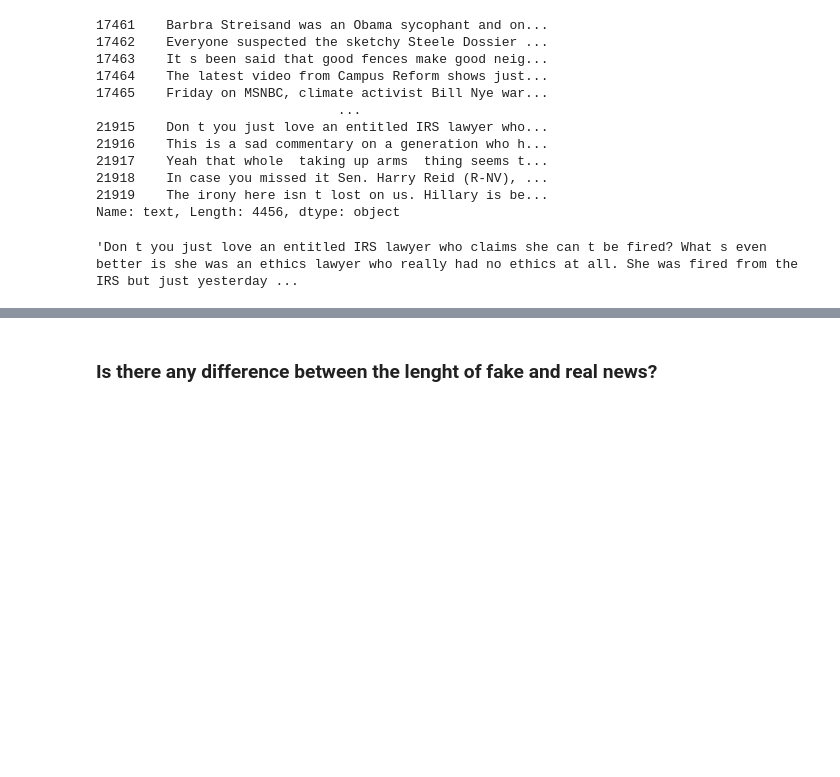
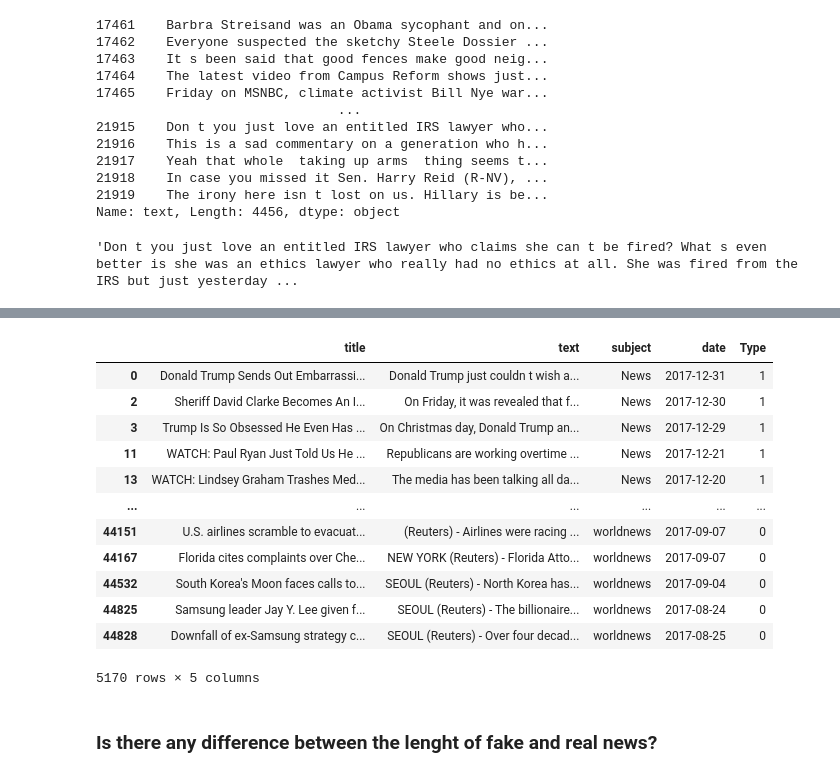
Before and after one commit to paulabarge-zz/final-project-NLP-fake-news, a Jupyter notebook: 01_Data_Exploration.ipynb, the cells around one changed output, grey strips where cells are left out. Saved outputs shown, nothing was run; the diff lists cells and outputs as text; code cells hidden in the pictures; blank space fills up the shorter version.

```diff
--- a/01_Data_Exploration.ipynb
+++ b/01_Data_Exploration.ipynb
@@ -354,3 +345,19 @@ news.text[21915]
+# %%
+news.loc[news['text'].str.contains('\.com')]
+# %% [output]
+|  | title | text | subject | date | Type |
+| 0 | Donald Trump Sends Out Embarrassi... | Donald Trump just couldn t wish a... | News | 2017-12-31 | 1 |
+| 2 | Sheriff David Clarke Becomes An I... | On Friday, it was revealed that f... | News | 2017-12-30 | 1 |
+| 3 | Trump Is So Obsessed He Even Has ... | On Christmas day, Donald Trump an... | News | 2017-12-29 | 1 |
+| 11 | WATCH: Paul Ryan Just Told Us He ... | Republicans are working overtime ... | News | 2017-12-21 | 1 |
+| 13 | WATCH: Lindsey Graham Trashes Med... | The media has been talking all da... | News | 2017-12-20 | 1 |
+| ... | ... | ... | ... | ... | ... |
+| 44151 | U.S. airlines scramble to evacuat... | (Reuters) - Airlines were racing ... | worldnews | 2017-09-07 | 0 |
+| 44167 | Florida cites complaints over Che... | NEW YORK (Reuters) - Florida Atto... | worldnews | 2017-09-07 | 0 |
+| 44532 | South Korea's Moon faces calls to... | SEOUL (Reuters) - North Korea has... | worldnews | 2017-09-04 | 0 |
+| 44825 | Samsung leader Jay Y. Lee given f... | SEOUL (Reuters) - The billionaire... | worldnews | 2017-08-24 | 0 |
+| 44828 | Downfall of ex-Samsung strategy c... | SEOUL (Reuters) - Over four decad... | worldnews | 2017-08-25 | 0 |
+5170 rows × 5 columns
 # %% [markdown]
 ### Is there any difference between the lenght of fake and real news?
 # %%
```
Also changed, not shown: parts of 7 cells of this notebook, 2 other files.
